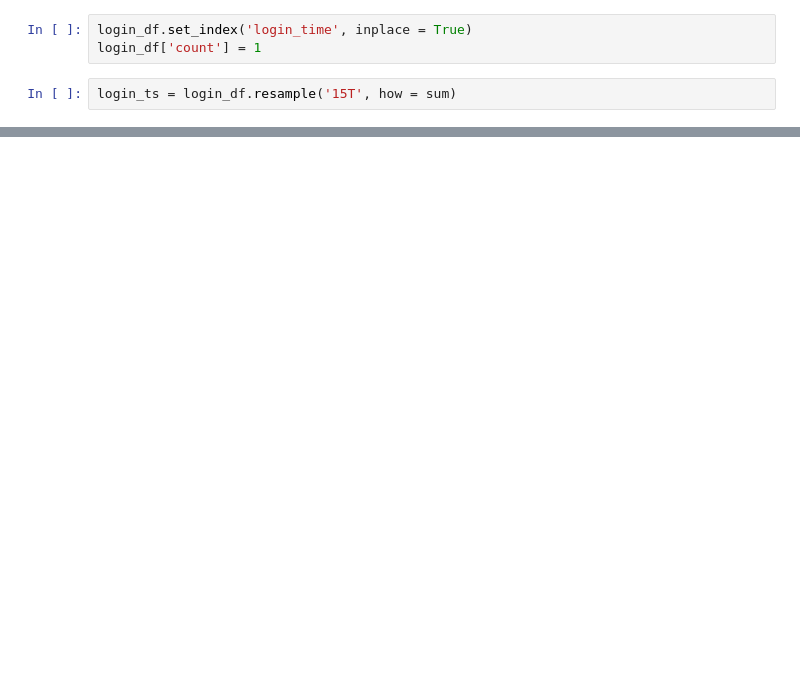
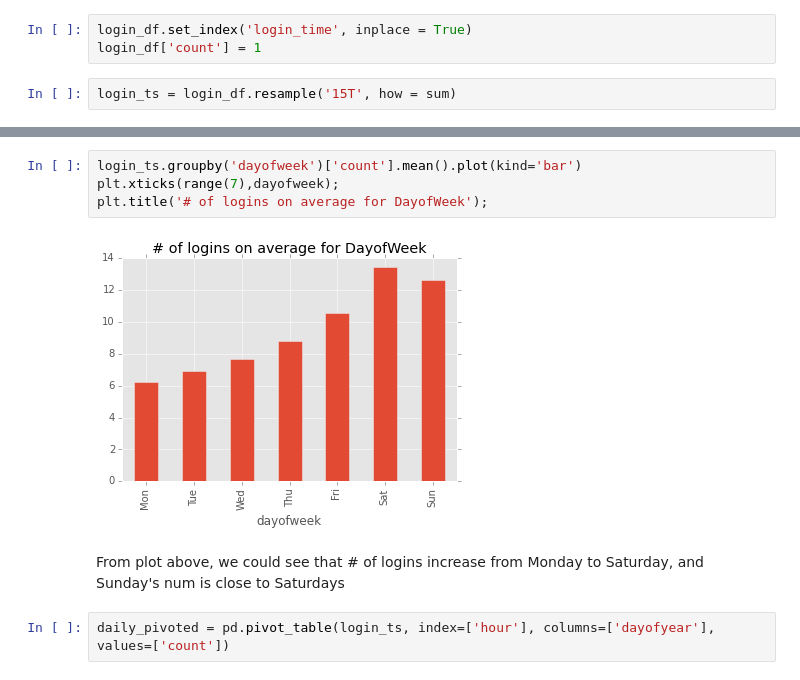
Before and after one commit to evril7490/uber, a Jupyter notebook: test1.ipynb, the cells around one changed output, grey strips where cells are left out. Drawn from its saved outputs; the diff is of its cells as text; blank space fills up the shorter version.

```diff
--- a/test1.ipynb
+++ b/test1.ipynb
@@ -47,0 +68,10 @@ login_df.resample('1D', how = sum)['1970-01-01':'1971-01-10'].plot()
+# %%
+login_ts.groupby('dayofweek')['count'].mean().plot(kind='bar')
+plt.xticks(range(7),dayofweek);
+plt.title('# of logins on average for DayofWeek');
+# %% [output]
+[figure, added]
+# %% [markdown]
+From plot above, we could see that # of logins increase from Monday to Saturday, and Sunday's num is close to Saturdays
+# %%
+daily_pivoted = pd.pivot_table(login_ts, index=['hour'], columns=['dayofyear'], values=['count'])
```
Also changed, not shown: parts of 24 cells of this notebook, 2 other files.
